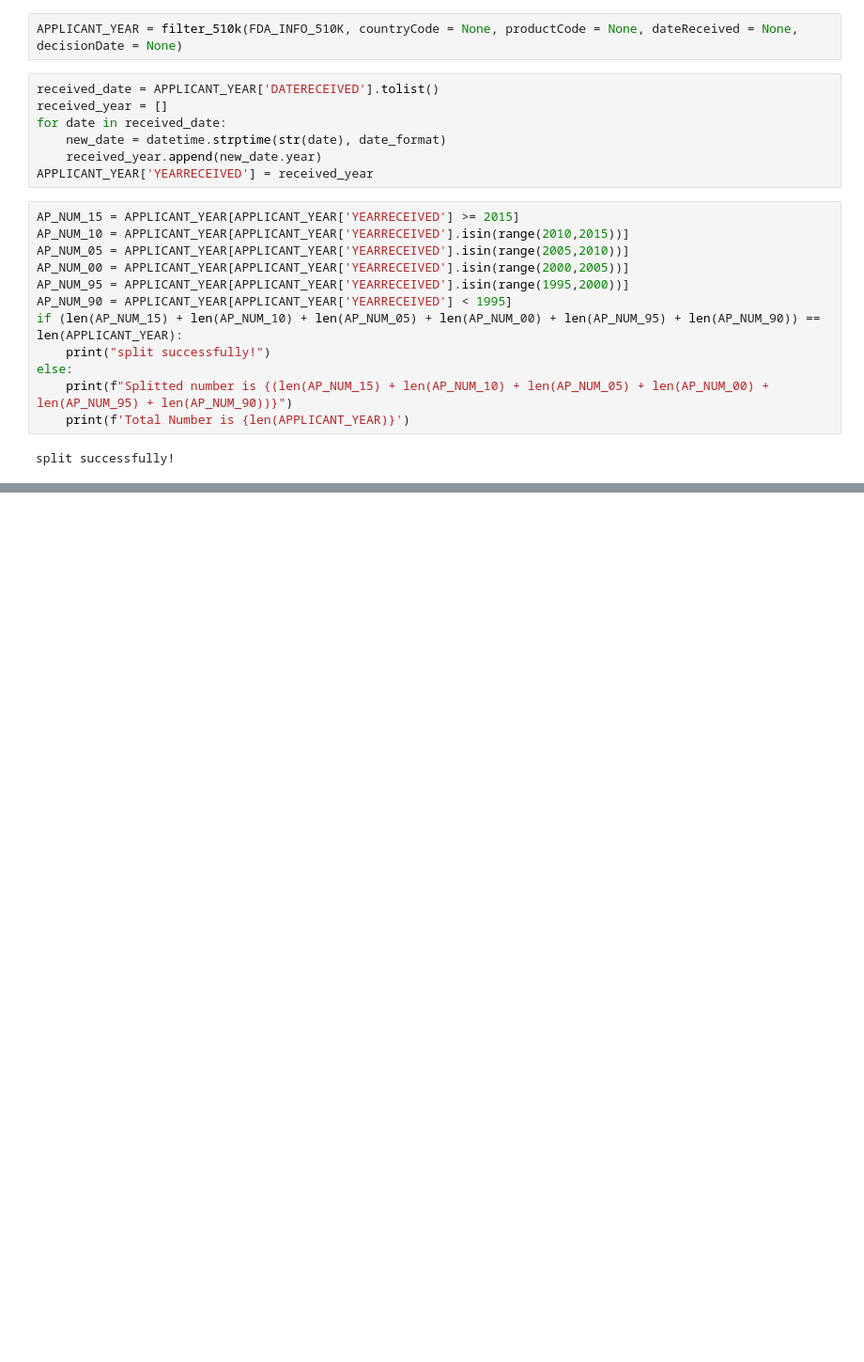
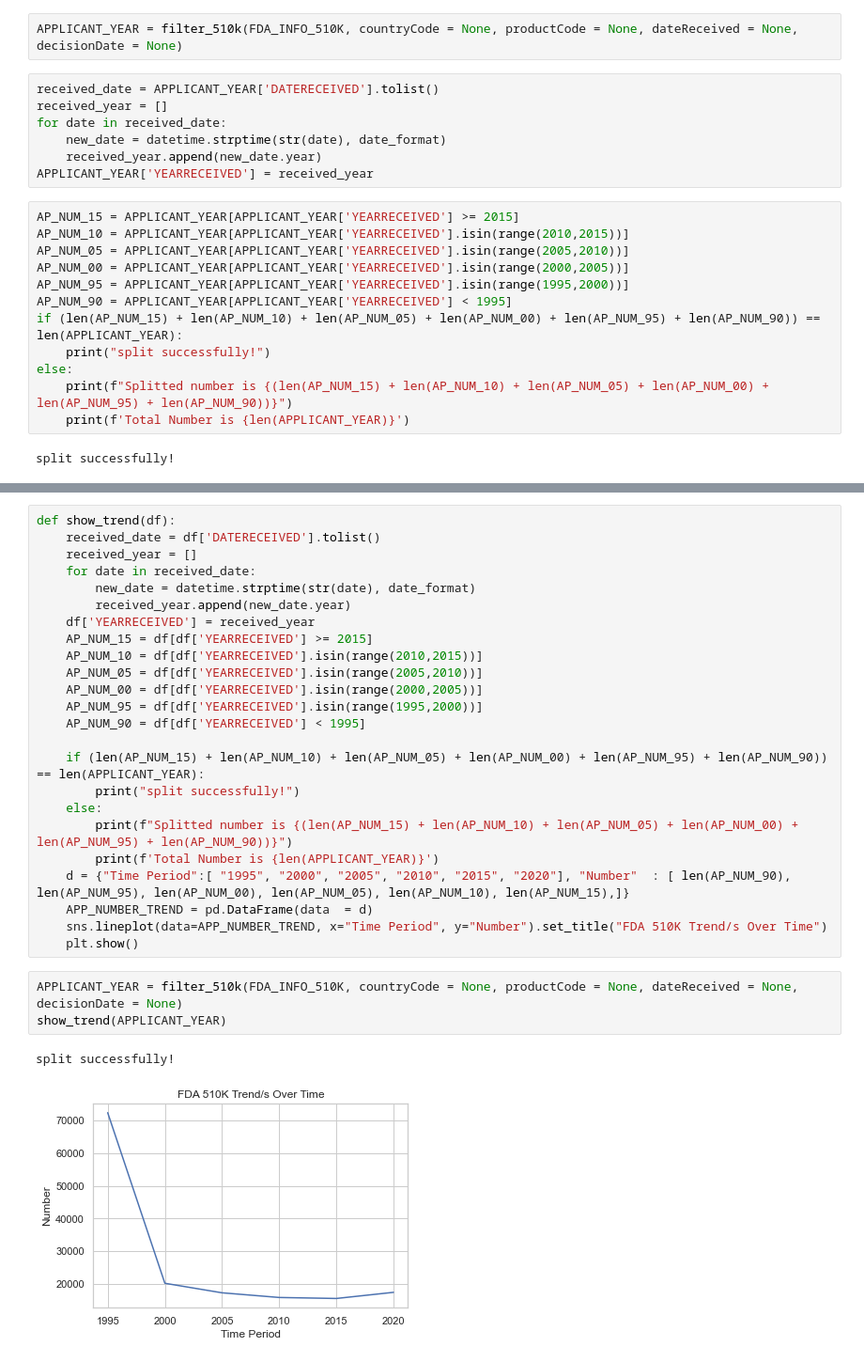
Before and after one commit to BelindaTang1/FDA_DataAnalytics, a Jupyter notebook: searching_engine.ipynb, the cells around one changed output, grey strips where cells are left out. Shown at 94% size. Cells and saved outputs as stored; diff of their text form; blank space fills up the shorter version.

```diff
--- a/searching_engine.ipynb
+++ b/searching_engine.ipynb
@@ -220,0 +228,30 @@ plt.show()
+# %%
+def show_trend(df):
+    received_date = df['DATERECEIVED'].tolist()
+    received_year = []
+    for date in received_date:
+        new_date = datetime.strptime(str(date), date_format)
+        received_year.append(new_date.year)
+    df['YEARRECEIVED'] = received_year
+    AP_NUM_15 = df[df['YEARRECEIVED'] >= 2015]
+    AP_NUM_10 = df[df['YEARRECEIVED'].isin(range(2010,2015))]
+    AP_NUM_05 = df[df['YEARRECEIVED'].isin(range(2005,2010))]
+    AP_NUM_00 = df[df['YEARRECEIVED'].isin(range(2000,2005))]
+    AP_NUM_95 = df[df['YEARRECEIVED'].isin(range(1995,2000))]
+    AP_NUM_90 = df[df['YEARRECEIVED'] < 1995]
+
+    if (len(AP_NUM_15) + len(AP_NUM_10) + len(AP_NUM_05) + len(AP_NUM_00) + len(AP_NUM_95) + len(AP_NUM_90)) == len(APPLICANT_YEAR):
+        print("split successfully!")
+    else:
+        print(f"Splitted number is {(len(AP_NUM_15) + len(AP_NUM_10) + len(AP_NUM_05) + len(AP_NUM_00) + len(AP_NUM_95) + len(AP_NUM_90))}")
+        print(f'Total Number is {len(APPLICANT_YEAR)}')
+    d = {"Time Period":[ "1995", "2000", "2005", "2010", "2015", "2020"], "Number"  : [ len(AP_NUM_90),  len(AP_NUM_95), len(AP_NUM_00), len(AP_NUM_05), len(AP_NUM_10), len(AP_NUM_15),]}
+    APP_NUMBER_TREND = pd.DataFrame(data  = d)
+    sns.lineplot(data=APP_NUMBER_TREND, x="Time Period", y="Number").set_title("FDA 510K Trend/s Over Time")
+    plt.show()
+# %%
+APPLICANT_YEAR = filter_510k(FDA_INFO_510K, countryCode = None, productCode = None, dateReceived = None, decisionDate = None)
+show_trend(APPLICANT_YEAR)
+# %% [output]
+split successfully!
+[figure, added]
```
Also changed, not shown: parts of 6 cells of this notebook.
